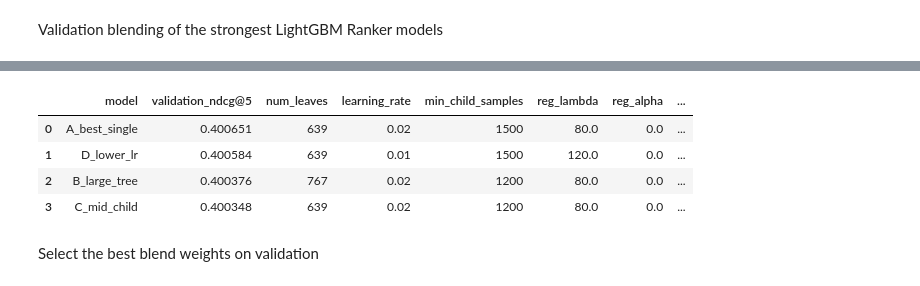
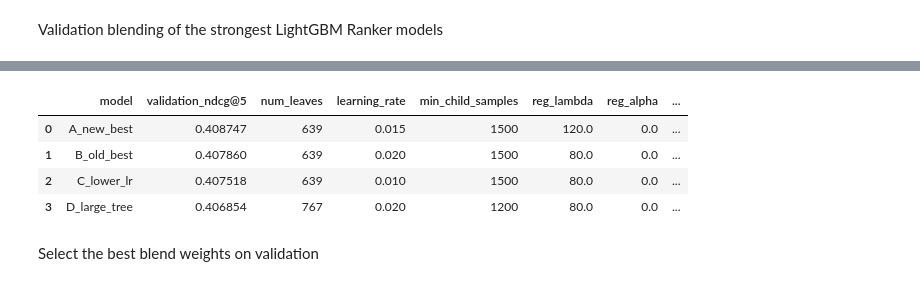
Before and after one commit to FieBergli/DMT_A2, a Jupyter notebook: task4_with_blending.ipynb, the cells around one changed output, grey strips where cells are left out. Cells and saved outputs as stored; diff of their text form; code cells hidden in the pictures.

```diff
--- a/task4_with_blending.ipynb
+++ b/task4_with_blending.ipynb
@@ -562,8 +562,61 @@ Validation blending of the strongest LightGBM Ranker models
 # Blending can improve robustness because different strong models may make
 # slightly different ranking errors.
 
+# blend_model_params = {
+#     "A_best_single": {
+#         "num_leaves": 639,
+#         "learning_rate": 0.02,
+#         "min_child_samples": 1500,
+#         "reg_lambda": 80.0,
+#         "reg_alpha": 0.0,
+#         "subsample": 0.8,
+#         "colsample_bytree": 0.8,
+#         "n_estimators": 388
+#     },
+#     "B_large_tree": {
+#         "num_leaves": 767,
+#         "learning_rate": 0.02,
+#         "min_child_samples": 1200,
+#         "reg_lambda": 80.0,
+#         "reg_alpha": 0.0,
+#         "subsample": 0.8,
+#         "colsample_bytree": 0.8,
+#         "n_estimators": 290
+#     },
+#     "C_mid_child": {
+#         "num_leaves": 639,
+#         "learning_rate": 0.02,
+#         "min_child_samples": 1200,
+#         "reg_lambda": 80.0,
+#         "reg_alpha": 0.0,
+#         "subsample": 0.8,
+#         "colsample_bytree": 0.8,
+#         "n_estimators": 300
+#     },
+#     "D_lower_lr": {
+#         "num_leaves": 639,
+#         "learning_rate": 0.01,
+#         "min_child_samples": 1500,
+#         "reg_lambda": 120.0,
+#         "reg_alpha": 0.0,
+#         "subsample": 0.8,
+#         "colsample_bytree": 0.8,
+#         "n_estimators": 671
+#     }
+# }
+
 blend_model_params = {
-    "A_best_single": {
+    "A_new_best": {
+        "num_leaves": 639,
+        "learning_rate": 0.015,
+        "min_child_samples": 1500,
+        "reg_lambda": 120.0,
+        "reg_alpha": 0.0,
+        "subsample": 0.8,
+        "colsample_bytree": 0.8,
+        "n_estimators": 541
+    },
+    "B_old_best": {
         "num_leaves": 639,
         "learning_rate": 0.02,
         "min_child_samples": 1500,
@@ -571,9 +624,19 @@ blend_model_params = {
         "reg_alpha": 0.0,
         "subsample": 0.8,
         "colsample_bytree": 0.8,
-        "n_estimators": 388
+        "n_estimators": 316
     },
-    "B_large_tree": {
+    "C_lower_lr": {
+        "num_leaves": 639,
+        "learning_rate": 0.01,
+        "min_child_samples": 1500,
+        "reg_lambda": 80.0,
+        "reg_alpha": 0.0,
+        "subsample": 0.8,
+        "colsample_bytree": 0.8,
+        "n_estimators": 539
+    },
+    "D_large_tree": {
         "num_leaves": 767,
         "learning_rate": 0.02,
         "min_child_samples": 1200,
@@ -582,26 +645,6 @@ blend_model_params = {
         "subsample": 0.8,
         "colsample_bytree": 0.8,
         "n_estimators": 290
-    },
-    "C_mid_child": {
-        "num_leaves": 639,
-        "learning_rate": 0.02,
-        "min_child_samples": 1200,
-        "reg_lambda": 80.0,
-        "reg_alpha": 0.0,
-        "subsample": 0.8,
-        "colsample_bytree": 0.8,
-        "n_estimators": 300
-    },
-    "D_lower_lr": {
-        "num_leaves": 639,
-        "learning_rate": 0.01,
-        "min_child_samples": 1500,
-        "reg_lambda": 120.0,
-        "reg_alpha": 0.0,
-        "subsample": 0.8,
-        "colsample_bytree": 0.8,
-        "n_estimators": 671
     }
 }
 
@@ -701,8 +744,8 @@ And if memory is not enough, you can set `force_col_wise=true`.
 |  | model | validation_ndcg@5 | num_leaves | learning_rate | min_child_samples | reg_lambda | reg_alpha | ... |
-| 0 | A_best_single | 0.400651 | 639 | 0.02 | 1500 | 80.0 | 0.0 | ... |
-| 1 | D_lower_lr | 0.400584 | 639 | 0.01 | 1500 | 120.0 | 0.0 | ... |
-| 2 | B_large_tree | 0.400376 | 767 | 0.02 | 1200 | 80.0 | 0.0 | ... |
-| 3 | C_mid_child | 0.400348 | 639 | 0.02 | 1200 | 80.0 | 0.0 | ... |
+| 0 | A_new_best | 0.408747 | 639 | 0.015 | 1500 | 120.0 | 0.0 | ... |
+| 1 | B_old_best | 0.407860 | 639 | 0.020 | 1500 | 80.0 | 0.0 | ... |
+| 2 | C_lower_lr | 0.407518 | 639 | 0.010 | 1500 | 80.0 | 0.0 | ... |
+| 3 | D_large_tree | 0.406854 | 767 | 0.020 | 1200 | 80.0 | 0.0 | ... |
 # %% [markdown]
 Select the best blend weights on validation
 # %%
```
Also changed, not shown: parts of 10 cells of this notebook, 9 other files.
